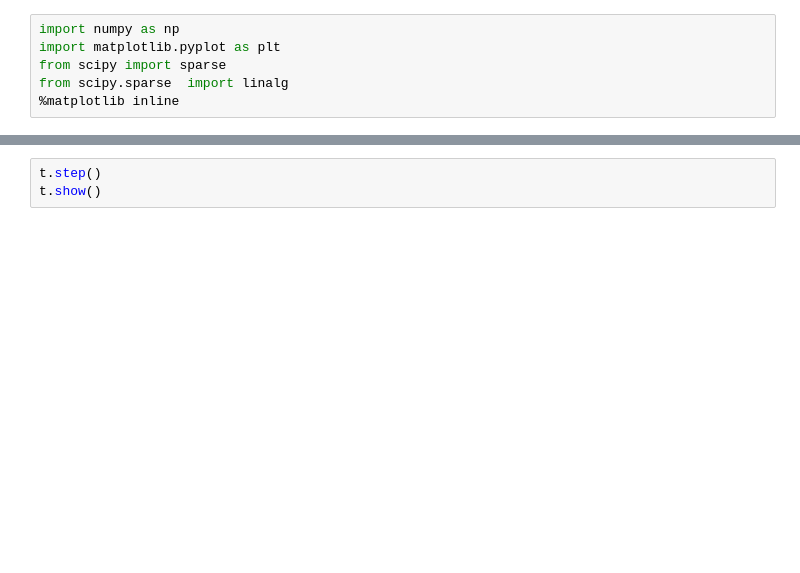
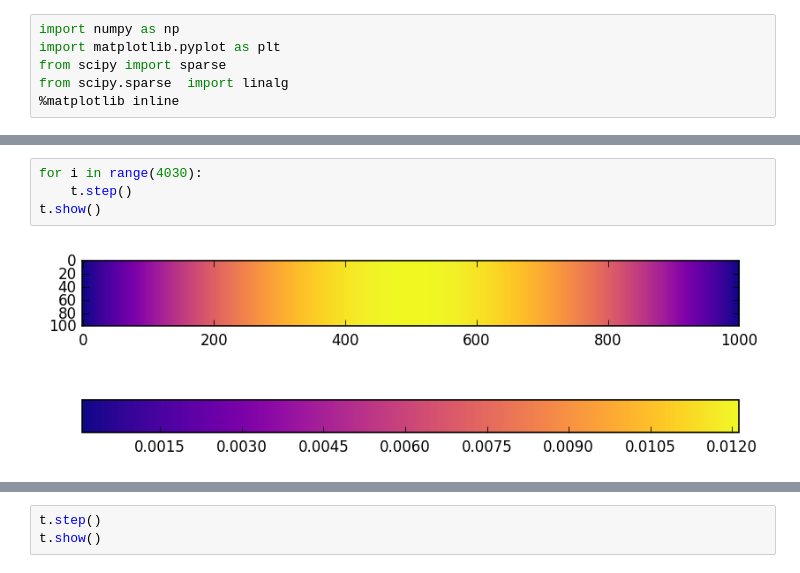
Before and after one commit to fbunel/Geo_Project, a Jupyter notebook: Code/conduction-test_1D.ipynb, the cells around one changed output, grey strips where cells are left out. Cells and saved outputs as stored; diff of their text form; blank space fills up the shorter version.

```diff
--- a/Code/conduction-test_1D.ipynb
+++ b/Code/conduction-test_1D.ipynb
@@ -104 +117,7 @@ t.anim()
+# %%
+for i in range(4030):
+    t.step()
+t.show()
+# %% [output]
+[figure, added]
 # %%
```
Also changed, not shown: parts of 8 cells of this notebook, 1 other file.
